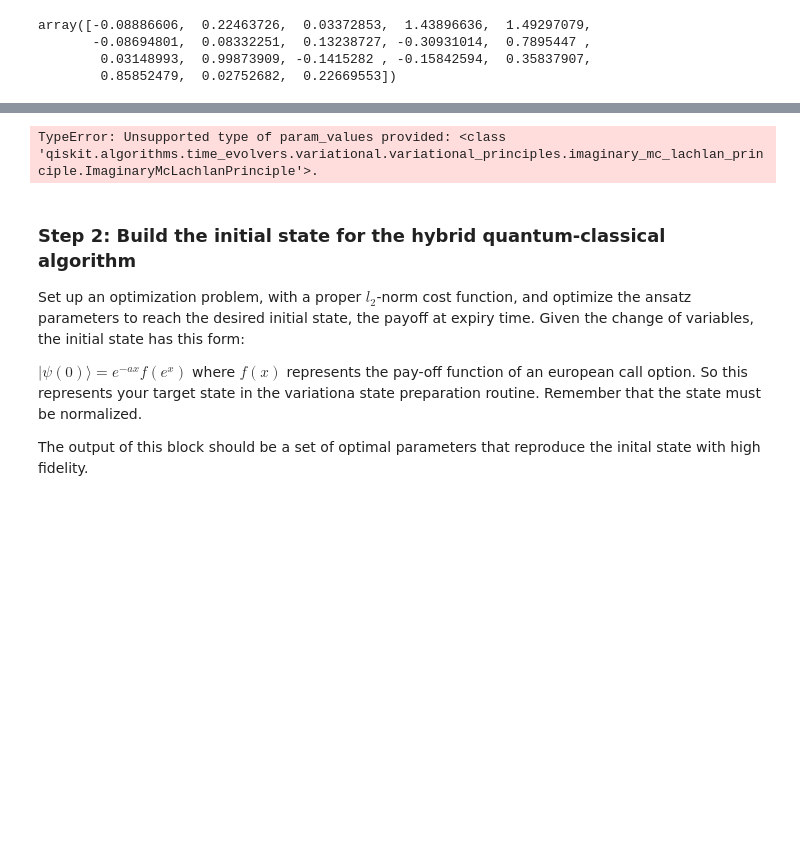
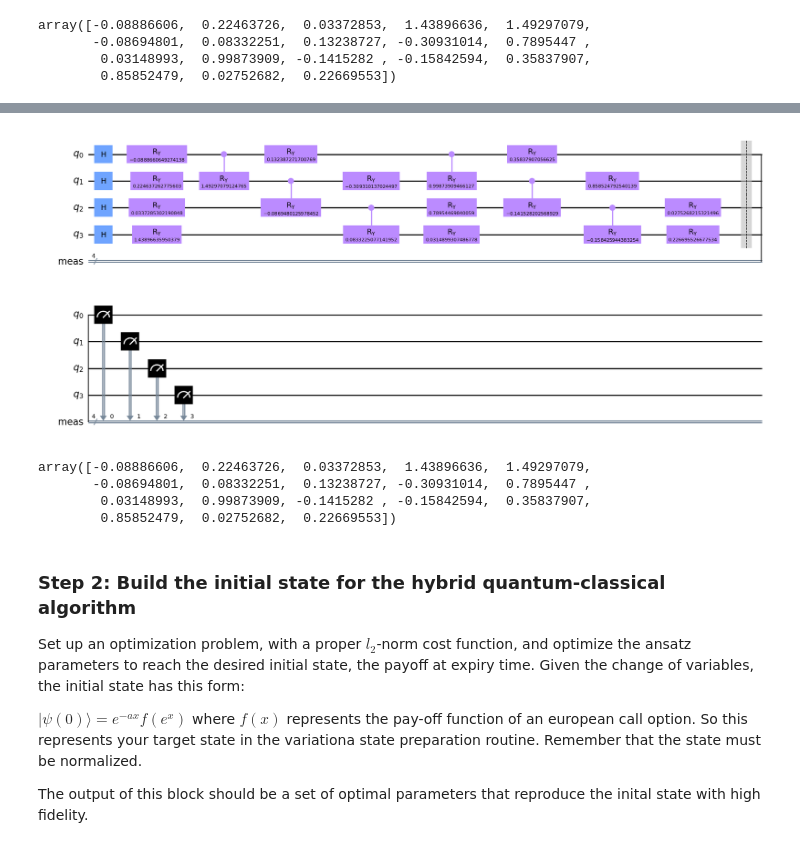
Before and after one commit to FelixXu35/Qisikit_Hackathon_BCN, a Jupyter notebook: Moodys_challenge.ipynb, the cells around one changed output, grey strips where cells are left out. Drawn from its saved outputs; the diff is of its cells as text; code cells hidden in the pictures; blank space fills up the shorter version.

Commit message:
Ansatz updated for the VarQITE

```diff
--- a/Moodys_challenge.ipynb
+++ b/Moodys_challenge.ipynb
@@ -415,7 +415,7 @@ def hamiltonian(qubit_count, delta, r, sigma):
 
     dim = 2**qubit_count
 
-    b = -1/2 * (1/2-r/sigma**2)-r/sigma**2
+    b = -1/2 * (1/2-r/(sigma**2))-r/sigma**2
 
     H = np.zeros((dim, dim))
 
@@ -431,7 +431,7 @@ def hamiltonian(qubit_count, delta, r, sigma):
 
         H[i][i+1] = 1
 
-    return H*(1/2*delta**2)
+    return H*(1/(2*delta**2))
 
 H_fact = SparsePauliOp.from_operator(hamiltonian(Nqubits, delta,  r, sigma))
 
@@ -466,22 +505,30 @@ array([-0.08886606,  0.22463726,  0.03372853,  1.43896636,  1.49297079,
 # %%
 from qiskit.algorithms import TimeEvolutionProblem, VarQITE
 from qiskit.algorithms.time_evolvers.variational import ImaginaryMcLachlanPrinciple
 from qiskit.circuit.library import EfficientSU2
-from qiskit.quantum_info import SparsePauliOp
+from qiskit.quantum_info import SparsePauliOp, st
 
 observable = pauli_op
 
-ansatz = qc
+# ansatz = qc
 
 init_param_values = result.x
 
 var_principle = ImaginaryMcLachlanPrinciple()
-time = 1
-evolution_problem = TimeEvolutionProblem(observable, time)
-var_qite = VarQITE(ansatz, var_principle, init_param_values)
+time = 5.
+evolution_problem = TimeEvolutionProblem(hamiltonian = observable, time = time)
+var_qite = VarQITE(ansatz = qc, initial_parameters=init_param_values, variational_principle=ImaginaryMcLachlanPrinciple(),
+                   num_timesteps=10)
 evolution_result = var_qite.evolve(evolution_problem)
 # %% [output]
-TypeError: Unsupported type of param_values provided: <class 'qiskit.algorithms.time_evolvers.variational.variational_principles.imaginary_mc_lachlan_principle.ImaginaryMcLachlanPrinciple'>.
+[figure, added]
+# %%
+init_param_values
+# %% [output]
+array([-0.08886606,  0.22463726,  0.03372853,  1.43896636,  1.49297079,
+       -0.08694801,  0.08332251,  0.13238727, -0.30931014,  0.7895447 ,
+        0.03148993,  0.99873909, -0.1415282 , -0.15842594,  0.35837907,
+        0.85852479,  0.02752682,  0.22669553])
 # %% [markdown]
 ### **Step 2**: Build the initial state for the hybrid quantum-classical algorithm
 
```
Also changed, not shown: parts of 3 cells of this notebook.
